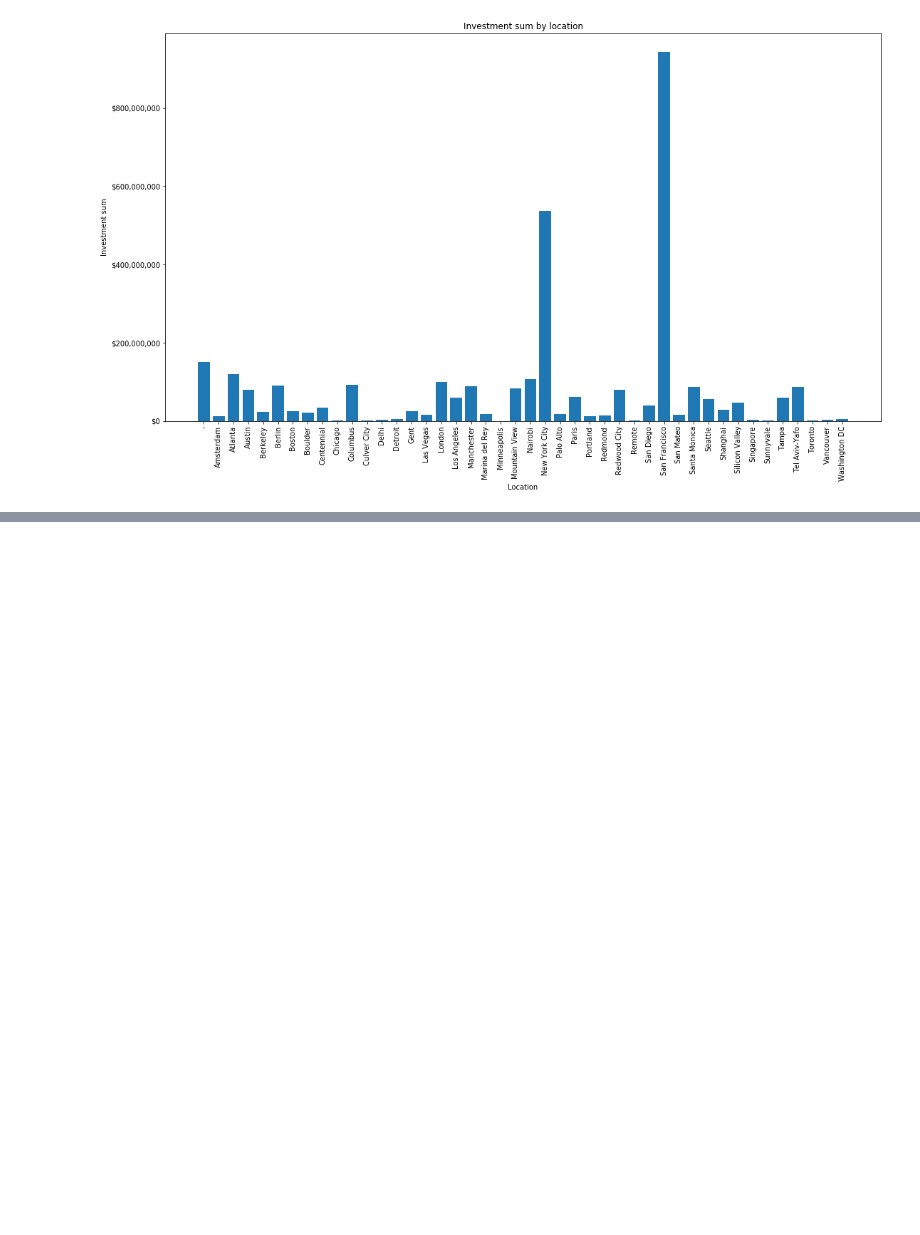
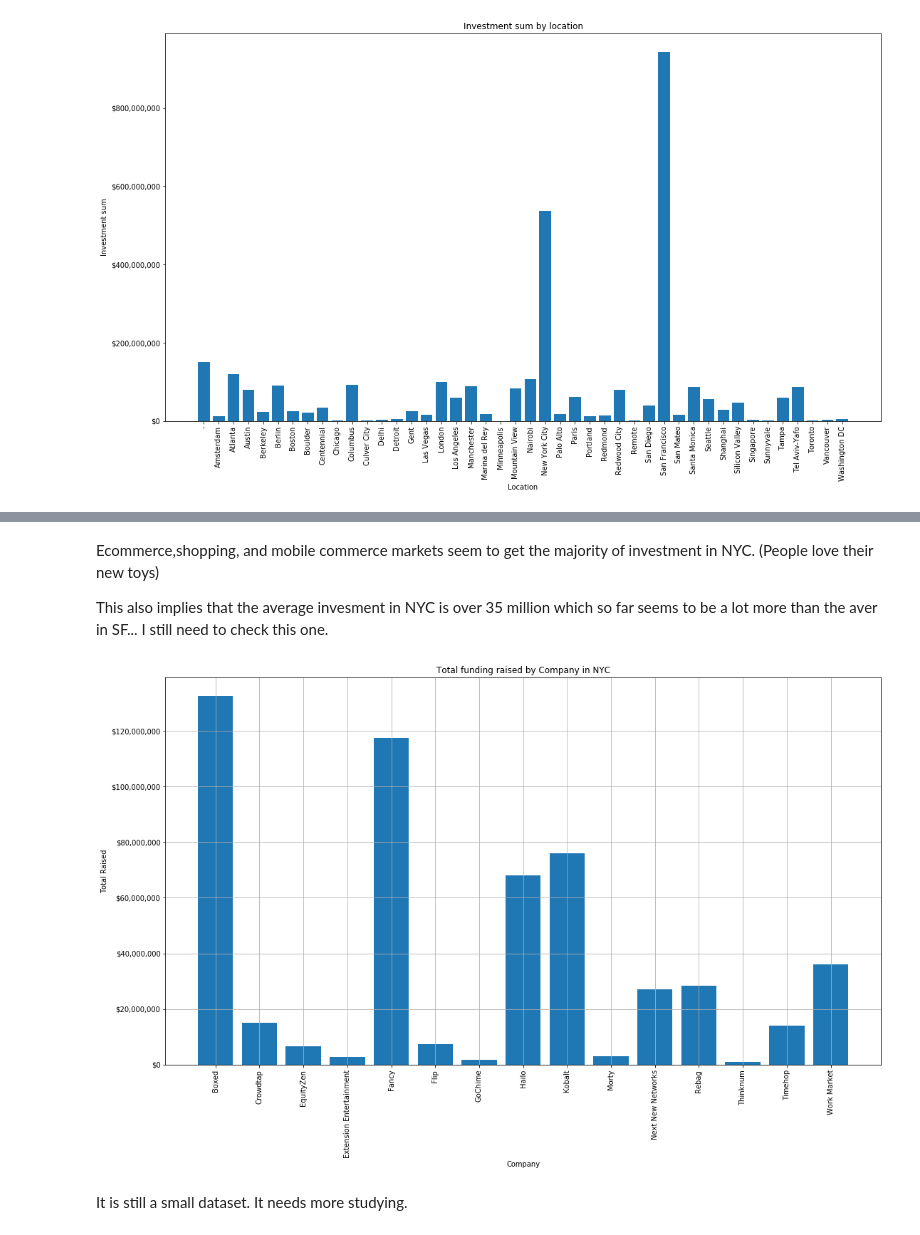
Before and after one commit to edantonio505/research_fail_startups, a Jupyter notebook: Startups Analysis Project.ipynb, the cells around one changed output, grey strips where cells are left out. Cells and saved outputs as stored; diff of their text form; code cells hidden in the pictures; blank space fills up the shorter version.

```diff
--- a/Startups Analysis Project.ipynb
+++ b/Startups Analysis Project.ipynb
@@ -496,0 +569,22 @@ New York City has a sum amount of investments of $536,981,781.00
+# %% [markdown]
+Ecommerce,shopping, and mobile commerce  markets seem to get the majority of investment in NYC. (People love their new toys)
+
+This also implies that the average invesment in NYC is over 35 million which so far seems to be a lot more than the aver in SF... I still need to check this one.
+# %%
+plot_data(
+    nyc_angelco_df,
+    x_col="Company",
+    y_col="Total_raised",
+    is_df=True,
+    grid=True,
+    plot_type="bar",
+    xlabel="Company",
+    ylabel="Total Raised",
+    title="Total funding raised by Company in NYC",
+    dollars= True,
+    x_axis_rotation = 90,
+)
+# %% [output]
+[figure, added]
+# %% [markdown]
+It is still a small dataset. It needs more studying.
```
Also changed, not shown: parts of 24 cells of this notebook.
